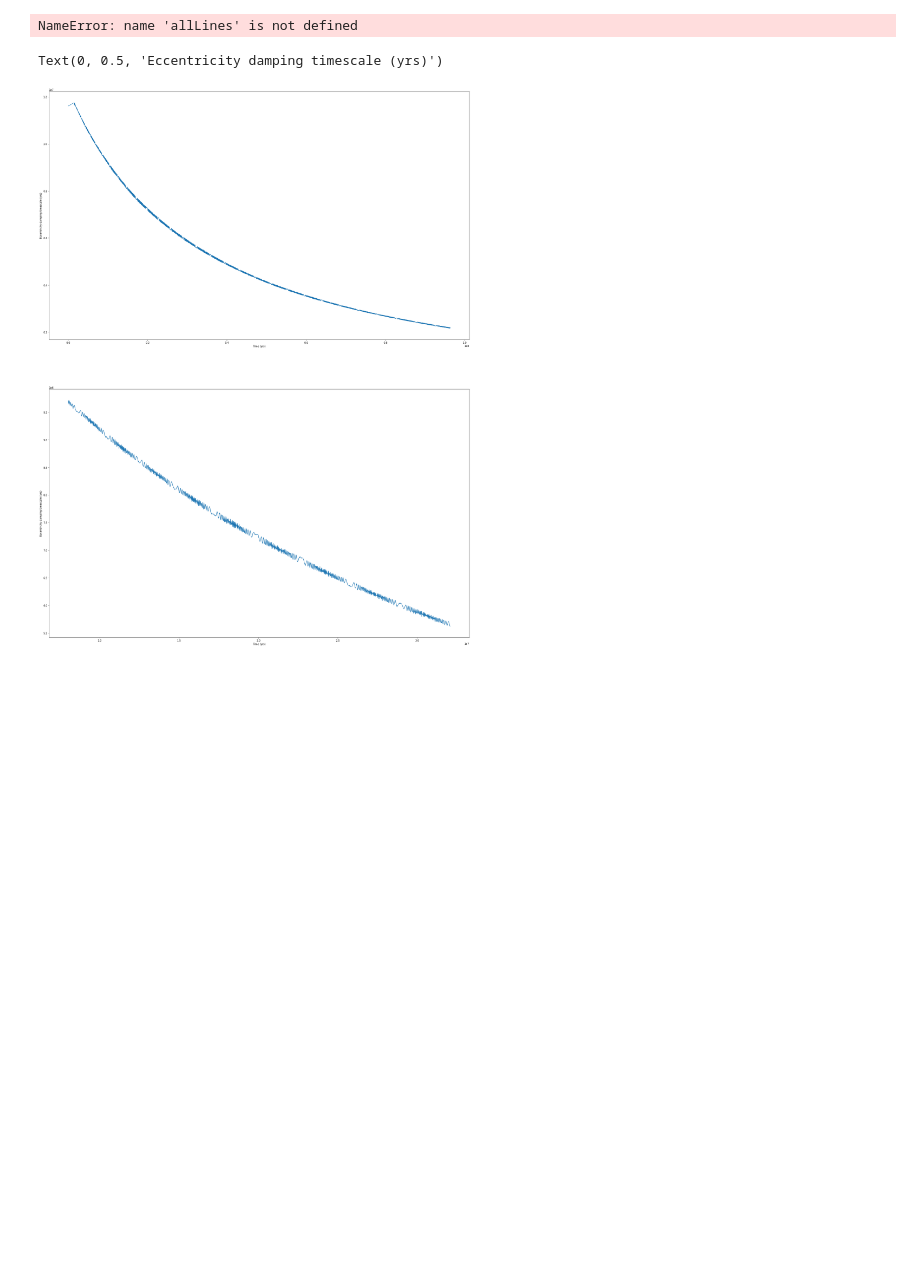
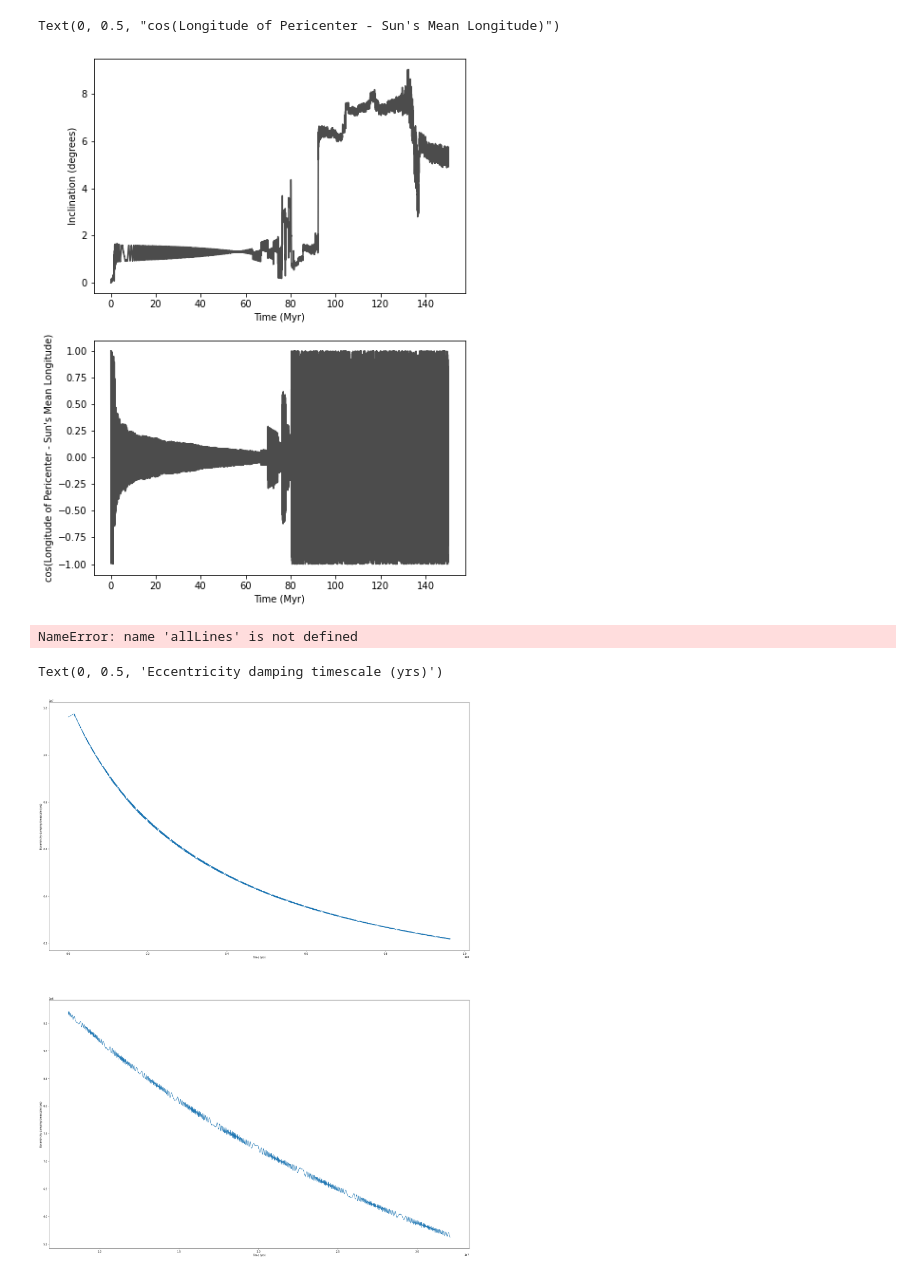
Before and after one commit to hdayuan/F21_JP_Titan-Sims, a Jupyter notebook: plot-titan.ipynb, the cells around one changed output. Saved outputs shown, nothing was run; the diff lists cells and outputs as text; code cells hidden in the pictures; blank space fills up the shorter version.

```diff
--- a/plot-titan.ipynb
+++ b/plot-titan.ipynb
@@ -109,0 +96,15 @@ if version_int == 5:
+# %%
+fig, axs = plt.subplots(2)
+
+fig.set_size_inches(7, 10)
+
+axs[0].plot(t_array,i_array, color=col)
+axs[0].set_xlabel('Time (Myr)')
+axs[0].set_ylabel('Inclination (degrees)')
+
+axs[1].plot(t_array,diff_array, color=col)
+axs[1].set_xlabel('Time (Myr)')
+axs[1].set_ylabel('cos(Longitude of Pericenter - Sun\'s Mean Longitude)')
+# %% [output]
+Text(0, 0.5, "cos(Longitude of Pericenter - Sun's Mean Longitude)")
+[figure, added]
```
Also changed, not shown: parts of 2 cells of this notebook, 4 other files.
